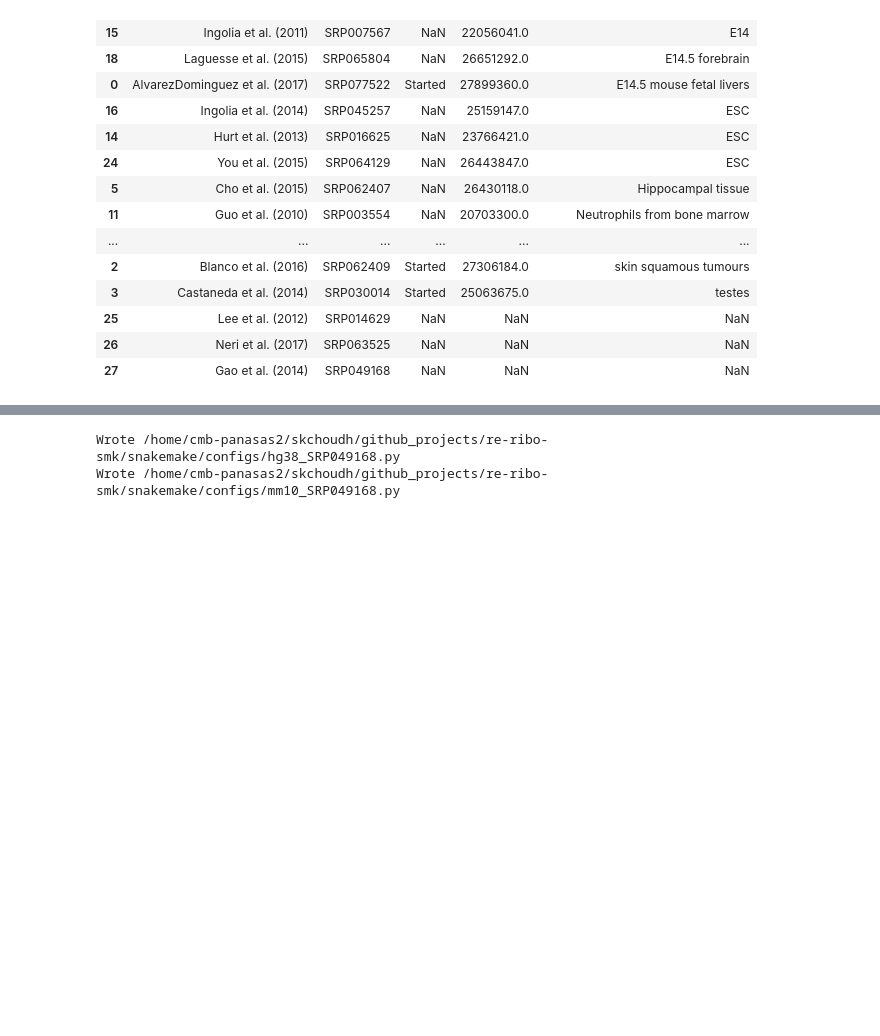
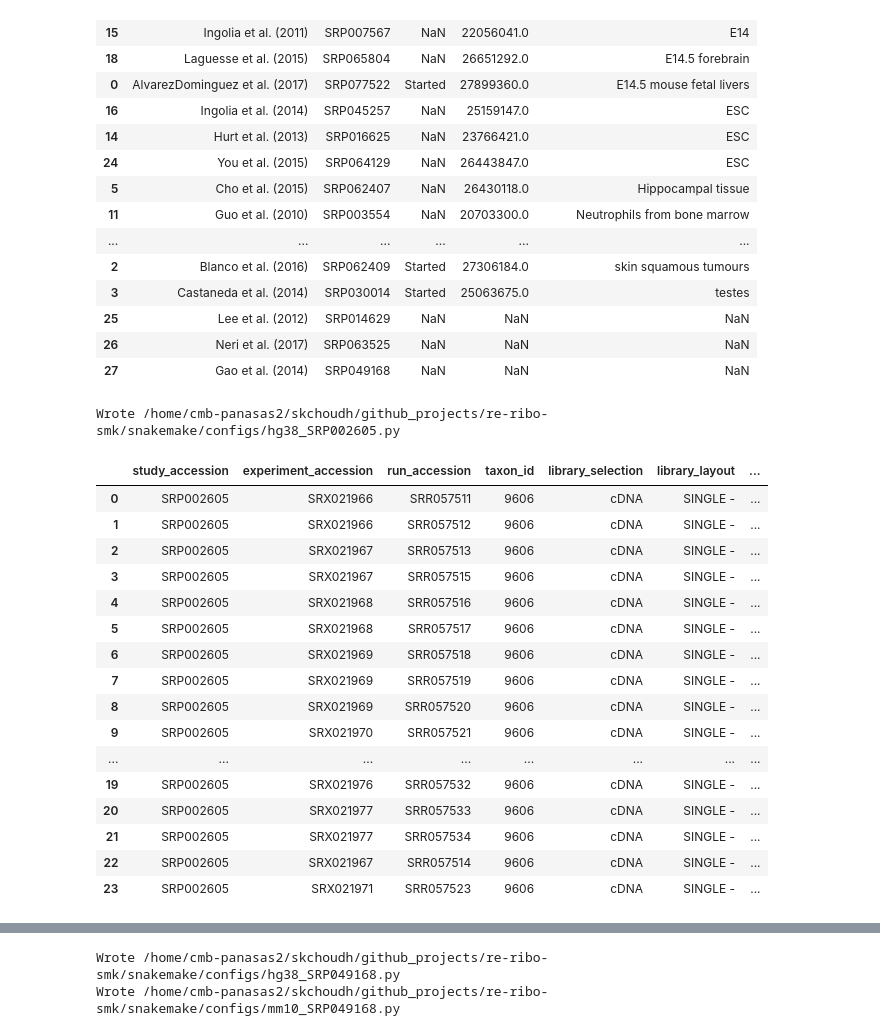
Before and after one commit to saketkc/re-ribo-smk, a Jupyter notebook: notebooks/Symlink-RiboSeq-samples.ipynb, the cells around one changed output, grey strips where cells are left out. Cells and saved outputs as stored; diff of their text form; code cells hidden in the pictures; blank space fills up the shorter version.

```diff
--- a/notebooks/Symlink-RiboSeq-samples.ipynb
+++ b/notebooks/Symlink-RiboSeq-samples.ipynb
@@ -68,3 +64,28 @@ datasets['mm10'].sort_values(by=['Tissue'])
 | 27 | Gao et al. (2014) | SRP049168 | NaN | NaN | NaN |
 # %%
 db = SRAdb('/staging/as/skchoudh/SRAmetadb.sqlite')
+# %%
+srp = 'SRP002605'
+df = db.sra_convert(srp)
+copy_sra_data(df)
+create_config_file(df=df)
+df
+# %% [output]
+Wrote /home/cmb-panasas2/skchoudh/github_projects/re-ribo-smk/snakemake/configs/hg38_SRP002605.py
+|  | study_accession | experiment_accession | run_accession | taxon_id | library_selection | library_layout | ... |
+| 0 | SRP002605 | SRX021966 | SRR057511 | 9606 | cDNA | SINGLE - | ... |
+| 1 | SRP002605 | SRX021966 | SRR057512 | 9606 | cDNA | SINGLE - | ... |
+| 2 | SRP002605 | SRX021967 | SRR057513 | 9606 | cDNA | SINGLE - | ... |
+| 3 | SRP002605 | SRX021967 | SRR057515 | 9606 | cDNA | SINGLE - | ... |
+| 4 | SRP002605 | SRX021968 | SRR057516 | 9606 | cDNA | SINGLE - | ... |
+| 5 | SRP002605 | SRX021968 | SRR057517 | 9606 | cDNA | SINGLE - | ... |
+| 6 | SRP002605 | SRX021969 | SRR057518 | 9606 | cDNA | SINGLE - | ... |
+| 7 | SRP002605 | SRX021969 | SRR057519 | 9606 | cDNA | SINGLE - | ... |
+| 8 | SRP002605 | SRX021969 | SRR057520 | 9606 | cDNA | SINGLE - | ... |
+| 9 | SRP002605 | SRX021970 | SRR057521 | 9606 | cDNA | SINGLE - | ... |
+| ... | ... | ... | ... | ... | ... | ... | ... |
+| 19 | SRP002605 | SRX021976 | SRR057532 | 9606 | cDNA | SINGLE - | ... |
+| 20 | SRP002605 | SRX021977 | SRR057533 | 9606 | cDNA | SINGLE - | ... |
+| 21 | SRP002605 | SRX021977 | SRR057534 | 9606 | cDNA | SINGLE - | ... |
+| 22 | SRP002605 | SRX021967 | SRR057514 | 9606 | cDNA | SINGLE - | ... |
+| 23 | SRP002605 | SRX021971 | SRR057523 | 9606 | cDNA | SINGLE - | ... |
```
Also changed, not shown: parts of 5 cells of this notebook, 4 other files.
